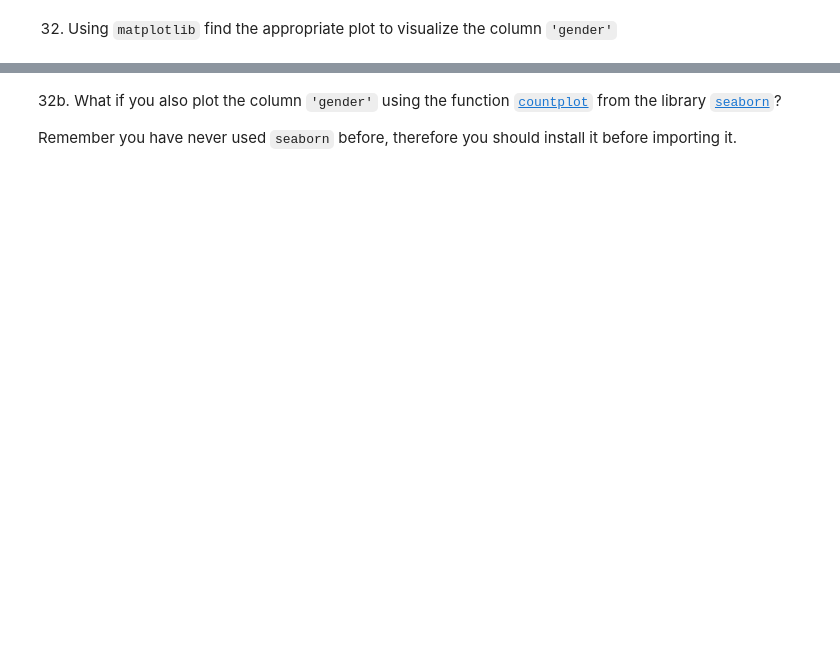
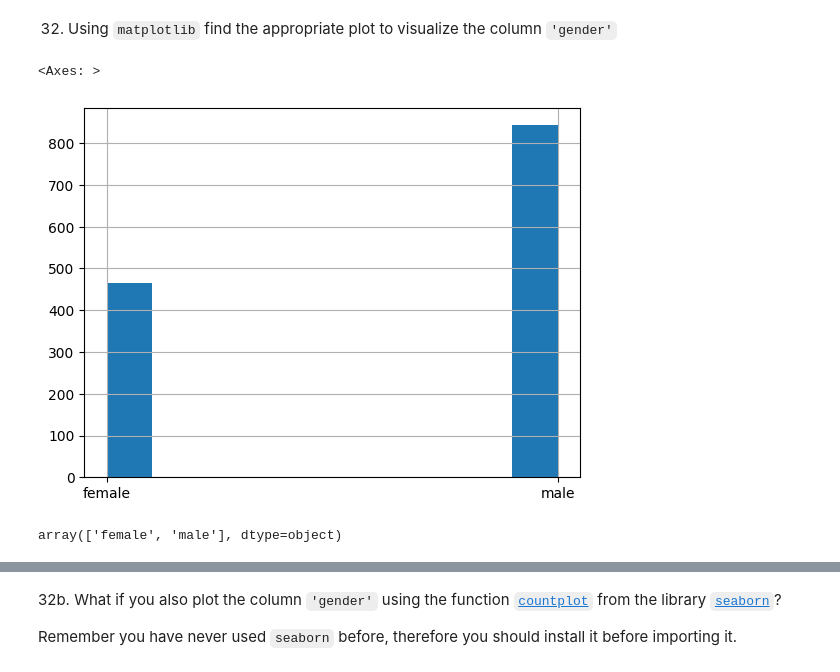
Before and after one commit to angelrodnah/2309_dsft_thebridge, a Jupyter notebook: 2-Data_Analysis/2-Pandas/Practica/7-Titanic/Titanic-exercise.ipynb, the cells around one changed output, grey strips where cells are left out. Saved outputs shown, nothing was run; the diff lists cells and outputs as text; code cells hidden in the pictures; blank space fills up the shorter version.

```diff
--- a/2-Data_Analysis/2-Pandas/Practica/7-Titanic/Titanic-exercise.ipynb
+++ b/2-Data_Analysis/2-Pandas/Practica/7-Titanic/Titanic-exercise.ipynb
@@ -99,2 +674,11 @@ Hint: There were two people with the same name, who?
 # %% [markdown]
 32. Using `matplotlib` find the appropriate plot to visualize the column `'gender'`
+# %%
+titanic['gender'].hist()
+# %% [output]
+<Axes: >
+[figure, added]
+# %%
+titanic['gender'].unique()
+# %% [output]
+array(['female', 'male'], dtype=object)
```
Also changed, not shown: parts of 71 cells of this notebook.
